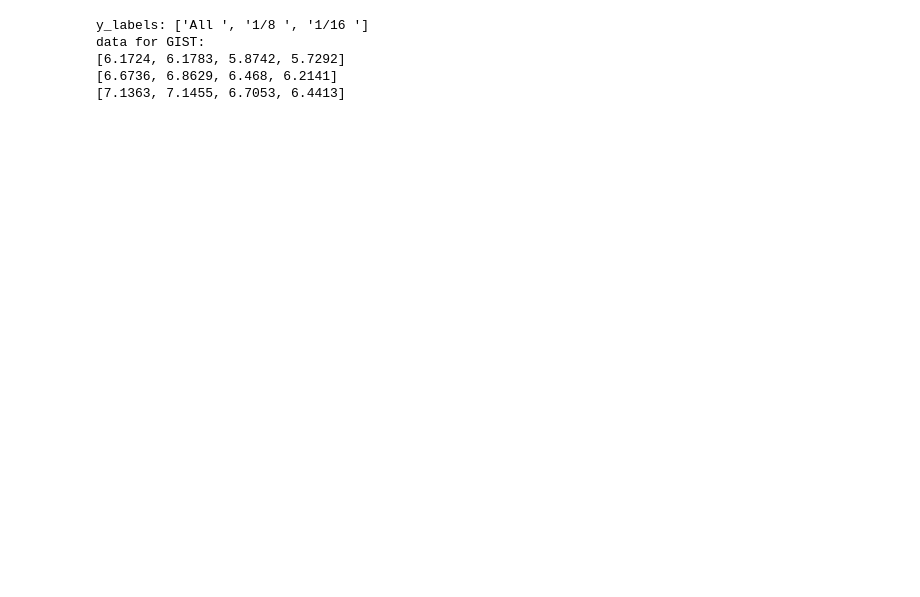
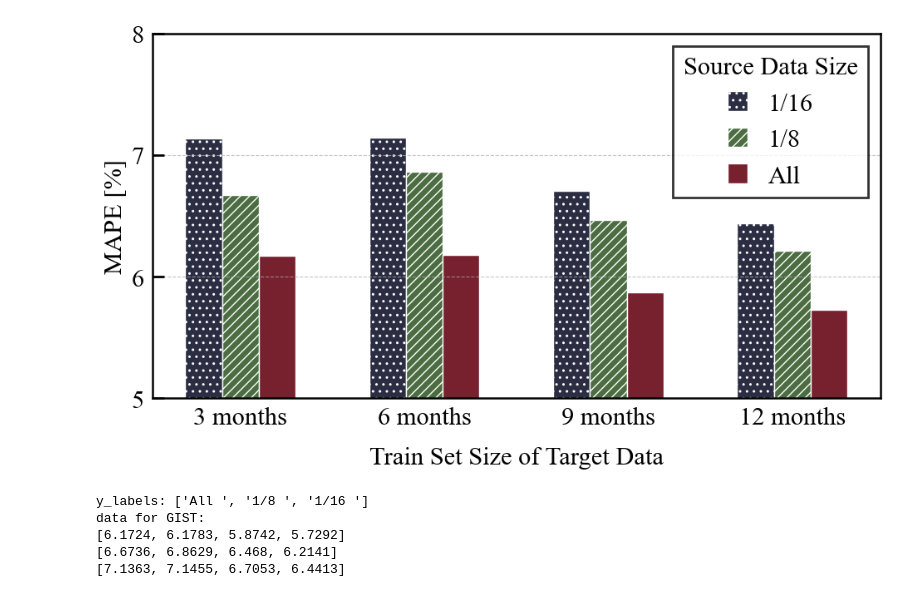
Before and after one commit to gist-ailab/pv-power-forecasting, a Jupyter notebook: utils/draw_graph.ipynb, the cells around one changed output. Drawn from its saved outputs; the diff is of its cells as text; code cells hidden in the pictures; blank space fills up the shorter version.

Commit message:
✨: add the graph

```diff
--- a/utils/draw_graph.ipynb
+++ b/utils/draw_graph.ipynb
@@ -352,6 +381,75 @@ fig.update_layout(
 )
 
 fig.show()
+# %%
+import matplotlib.pyplot as plt
+import numpy as np
+
+
+
+# Data
+months = ['3 months', '6 months', '9 months', '12 months']
+data_1_16 = [7.1363, 7.1455, 6.7053, 6.4413]
+data_1_8 = [6.6736, 6.8629, 6.468, 6.2141]
+data_entire = [6.1724, 6.1783, 5.8742, 5.7292]
+
+# Set width of each bar and positions of bars
+width = 0.2
+x = np.arange(len(months))
+
+# Create figure and axis
+plt.figure(figsize=(10, 6))
+plt.style.use('default')
+plt.rcParams['font.size'] = 22
+plt.rcParams['font.family'] = 'Times New Roman'
+
+# 패턴 크기 조절
+plt.rcParams['hatch.linewidth'] = 1  # 패턴의 선 두께
+plt.rcParams['hatch.color'] = 'white'  # 패턴 색상
+# plt.rcParams['hatch.density'] = 4  # 점의 밀도 - 값이 클수록 더 조밀
+
+plt.bar(x - width, data_1_16, width, label='1/16', color='#2B2E43',     #D6C69A #BEBDBD #2B2E43
+        hatch='..', edgecolor='white')  # 점 패턴
+plt.bar(x, data_1_8, width, label='1/8', color='#4B6D41',       #595F34 #103B58 #4B6D41
+        hatch='///', edgecolor='white')  # 대각선 패턴
+plt.bar(x + width, data_entire, width, label='All', color='#77202E', #282D3C #B31A23 #77202E
+        edgecolor='white')
+
+# Customize plot
+plt.ylabel('MAPE [%]')
+plt.xlabel('Train Set Size of Target Data', labelpad=15)
+# plt.title('GIST')
+plt.xticks(x, months)
+plt.tick_params(axis='y', direction='in', length=10, width=2, pad=7)
+plt.tick_params(axis='x', bottom=False)
+
+# Modify legend to use square markers
+legend=plt.legend(title='Source Data Size',
+          handlelength=0.8,  # 범례 마커 길이 조정
+          handleheight=0.8,  # 범례 마커 높이 조정
+          edgecolor='black',
+          fancybox=False)  # 범례 상자를 직각으로 설정
+legend.get_frame().set_linewidth(2)     # 범례 박스의 외곽선 두께 조절
+
+# Set y-axis limits
+plt.ylim(5, 8)
+plt.yticks(np.arange(5, 9, 1))
+
+# Add grid
+plt.grid(True, axis='y', linestyle='--', alpha=0.7, zorder=0)
+
+# Set spines linewidth (변의 굵기 조정)
+ax = plt.gca()  # Get current axis
+for spine in ax.spines.values():
+    spine.set_linewidth(1.8)  # 원하는 굵기 설정 (예: 2)
+
+# Adjust layout
+plt.tight_layout()
+
+# Save plots
+plt.show()
+# %% [output]
+[figure, added]
 # %%
 import plotly.graph_objects as go
 from plotly.subplots import make_subplots
```
Also changed, not shown: parts of 5 cells of this notebook.
